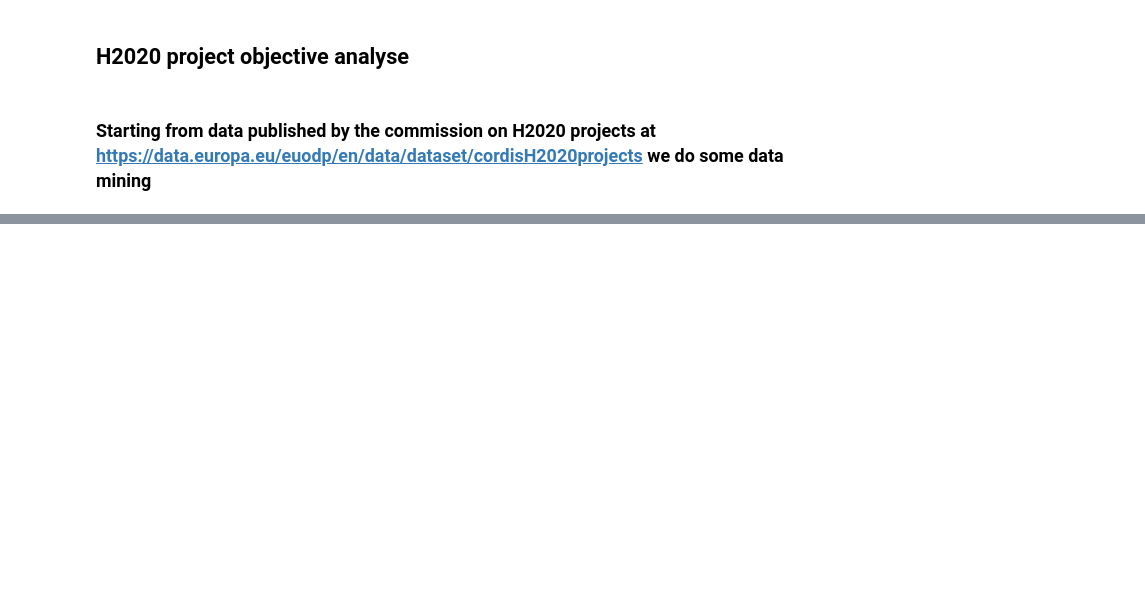
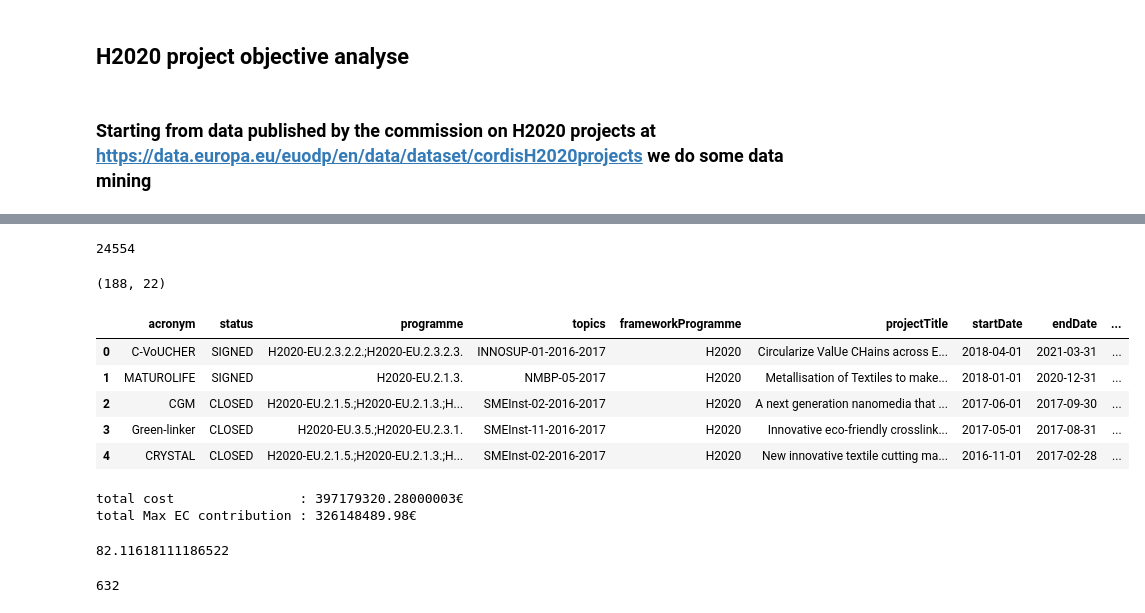
Before and after one commit to Aguesses/beforeAndAfter7, a Jupyter notebook: H2020_projects_NLTK.ipynb, the cells around one changed output, grey strips where cells are left out. Saved outputs shown, nothing was run; the diff lists cells and outputs as text; code cells hidden in the pictures; blank space fills up the shorter version.

Commit message:
merge of 2 ipynb

```diff
--- a/H2020_projects_NLTK.ipynb
+++ b/H2020_projects_NLTK.ipynb
@@ -27,0 +23,7 @@ with open(r"c:\Users\jl\Desktop\p_textile_objectives.csv", encoding ="utf-8") as
+# %%
+projects = pd.read_csv('C:/Users/jl/Downloads/h2020projects.csv', sep= ";",encoding='UTF-8')
+programmes = pd.read_csv('C:/Users/jl/Downloads/h2020programmes.csv', sep= ";",encoding='UTF-8')
+topics = pd.read_csv('C:/Users/jl/Downloads/h2020topics.csv', sep= ";",encoding='LATIN1')
+# %%
+# concatenize programmes & topics
+topics_programmes = pd.concat([programmes,topics], sort = False)
@@ -27,0 +39,28 @@ with open(r"c:\Users\jl\Desktop\p_textile_objectives.csv", encoding ="utf-8") as
+# %%
+# Total number of projects in the file
+len(projects)
+# %% [output]
+24554
+# %%
+# Selecting the projects which have the words textiles or clothing in the objectives
+projects['lobjective'] = projects['objective'].str.lower()
+terms = ['textile','textiles','clothing']
+terms = '|'.join(terms)
+p_textile = projects.loc[projects['lobjective'].str.contains(terms, na=False),:]
+p_textile.shape
+# %% [output]
+(188, 22)
+# %%
+# Adding programme and topic information on the textile projects
+textile = pd.merge(p_textile, topics_programmes, how='left', left_on ="topics", right_on ="code")
+textile.rename({'title_x': 'projectTitle', 'title_y':'callTitle'}, inplace=True, axis=1)
+textile.drop(['code','language', 'rcn_x','rcn_y','id','subjects','shortTitle'], axis=1, inplace=True)
+# %%
+textile.head()
+# %% [output]
+|  | acronym | status | programme | topics | frameworkProgramme | projectTitle | startDate | endDate | ... |
+| 0 | C-VoUCHER | SIGNED | H2020-EU.2.3.2.2.;H2020-EU.2.3.2.3. | INNOSUP-01-2016-2017 | H2020 | Circularize ValUe CHains across E... | 2018-04-01 | 2021-03-31 | ... |
+| 1 | MATUROLIFE | SIGNED | H2020-EU.2.1.3. | NMBP-05-2017 | H2020 | Metallisation of Textiles to make... | 2018-01-01 | 2020-12-31 | ... |
+| 2 | CGM | CLOSED | H2020-EU.2.1.5.;H2020-EU.2.1.3.;H... | SMEInst-02-2016-2017 | H2020 | A next generation nanomedia that ... | 2017-06-01 | 2017-09-30 | ... |
+| 3 | Green-linker | CLOSED | H2020-EU.3.5.;H2020-EU.2.3.1. | SMEInst-11-2016-2017 | H2020 | Innovative eco-friendly crosslink... | 2017-05-01 | 2017-08-31 | ... |
+| 4 | CRYSTAL | CLOSED | H2020-EU.2.1.5.;H2020-EU.2.1.3.;H... | SMEInst-02-2016-2017 | H2020 | New innovative textile cutting ma... | 2016-11-01 | 2017-02-28 | ... |
@@ -27,0 +73,11 @@ with open(r"c:\Users\jl\Desktop\p_textile_objectives.csv", encoding ="utf-8") as
+# %%
+print('total cost                : ' + str(cost) + '€')
+print('total Max EC contribution : ' + str(ecMAx) + '€')
+# %% [output]
+total cost                : 397179320.28000003€
+total Max EC contribution : 326148489.98€
+# %%
+# Average funding in %
+ecMAx/cost*100
+# %% [output]
+82.11618111186522
@@ -27,0 +100,5 @@ with open(r"c:\Users\jl\Desktop\p_textile_objectives.csv", encoding ="utf-8") as
+# %%
+# Number of unique participations
+len(participants_list_s.drop_duplicates())
+# %% [output]
+632
```
Also changed, not shown: parts of 17 cells of this notebook, 1 other file.
